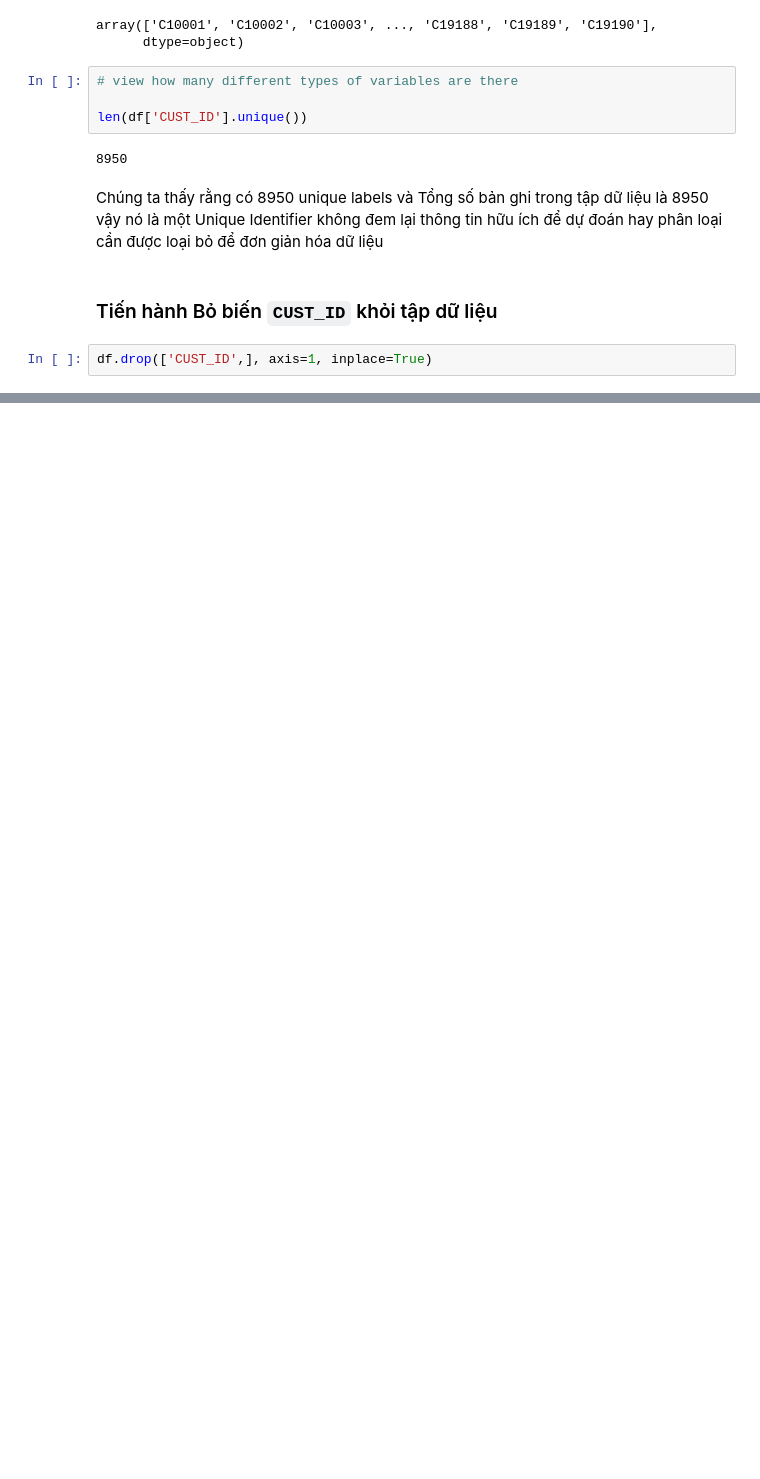
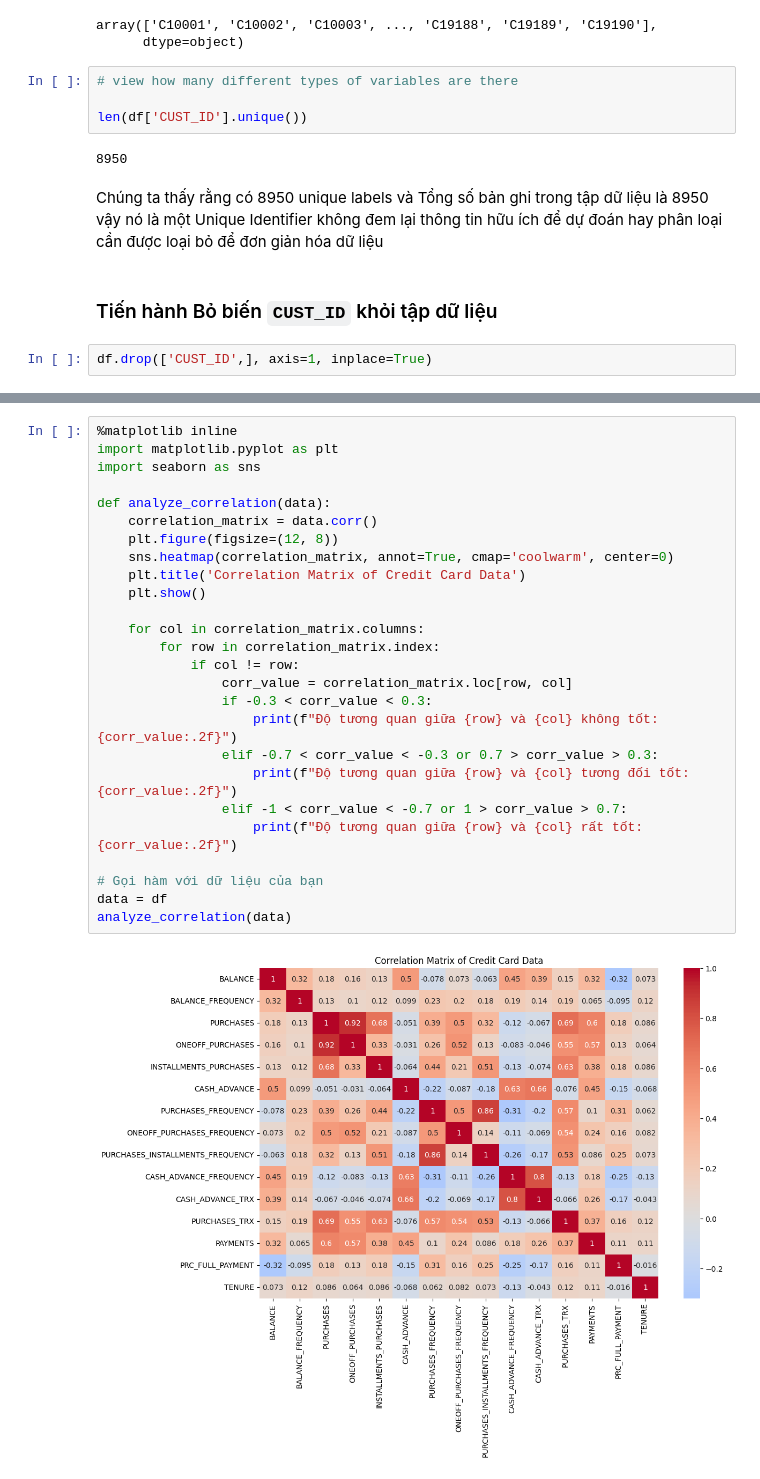
Before and after one commit to Huyenuiio/K-Meats-Clustering, a Jupyter notebook: K-Means Clustering nhom1.ipynb, the cells around one changed output, grey strips where cells are left out. Saved outputs shown, nothing was run; the diff lists cells and outputs as text; blank space fills up the shorter version.

```diff
--- a/K-Means Clustering nhom1.ipynb
+++ b/K-Means Clustering nhom1.ipynb
@@ -130,0 +215,28 @@ df.drop(['CUST_ID',], axis=1, inplace=True)
+# %%
+%matplotlib inline
+import matplotlib.pyplot as plt
+import seaborn as sns
+
+def analyze_correlation(data):
+    correlation_matrix = data.corr()
+    plt.figure(figsize=(12, 8))
+    sns.heatmap(correlation_matrix, annot=True, cmap='coolwarm', center=0)
+    plt.title('Correlation Matrix of Credit Card Data')
+    plt.show()
+
+    for col in correlation_matrix.columns:
+        for row in correlation_matrix.index:
+            if col != row:
+                corr_value = correlation_matrix.loc[row, col]
+                if -0.3 < corr_value < 0.3:
+                    print(f"Độ tương quan giữa {row} và {col} không tốt: {corr_value:.2f}")
+                elif -0.7 < corr_value < -0.3 or 0.7 > corr_value > 0.3:
+                    print(f"Độ tương quan giữa {row} và {col} tương đối tốt: {corr_value:.2f}")
+                elif -1 < corr_value < -0.7 or 1 > corr_value > 0.7:
+                    print(f"Độ tương quan giữa {row} và {col} rất tốt: {corr_value:.2f}")
+
+# Gọi hàm với dữ liệu của bạn
+data = df
+analyze_correlation(data)
+# %% [output]
+[figure, added]
```
Also changed, not shown: parts of 37 cells of this notebook, 4 other files.
